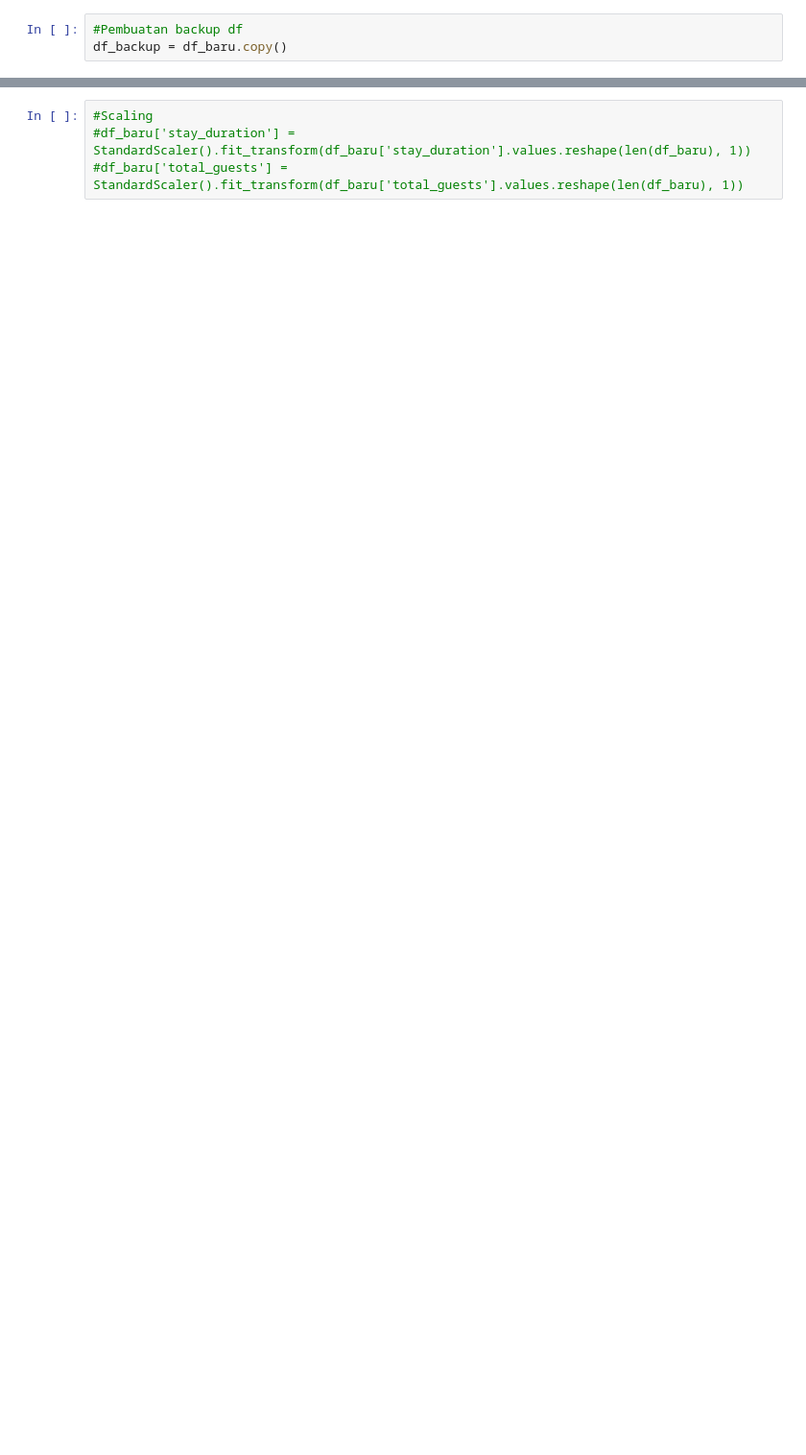
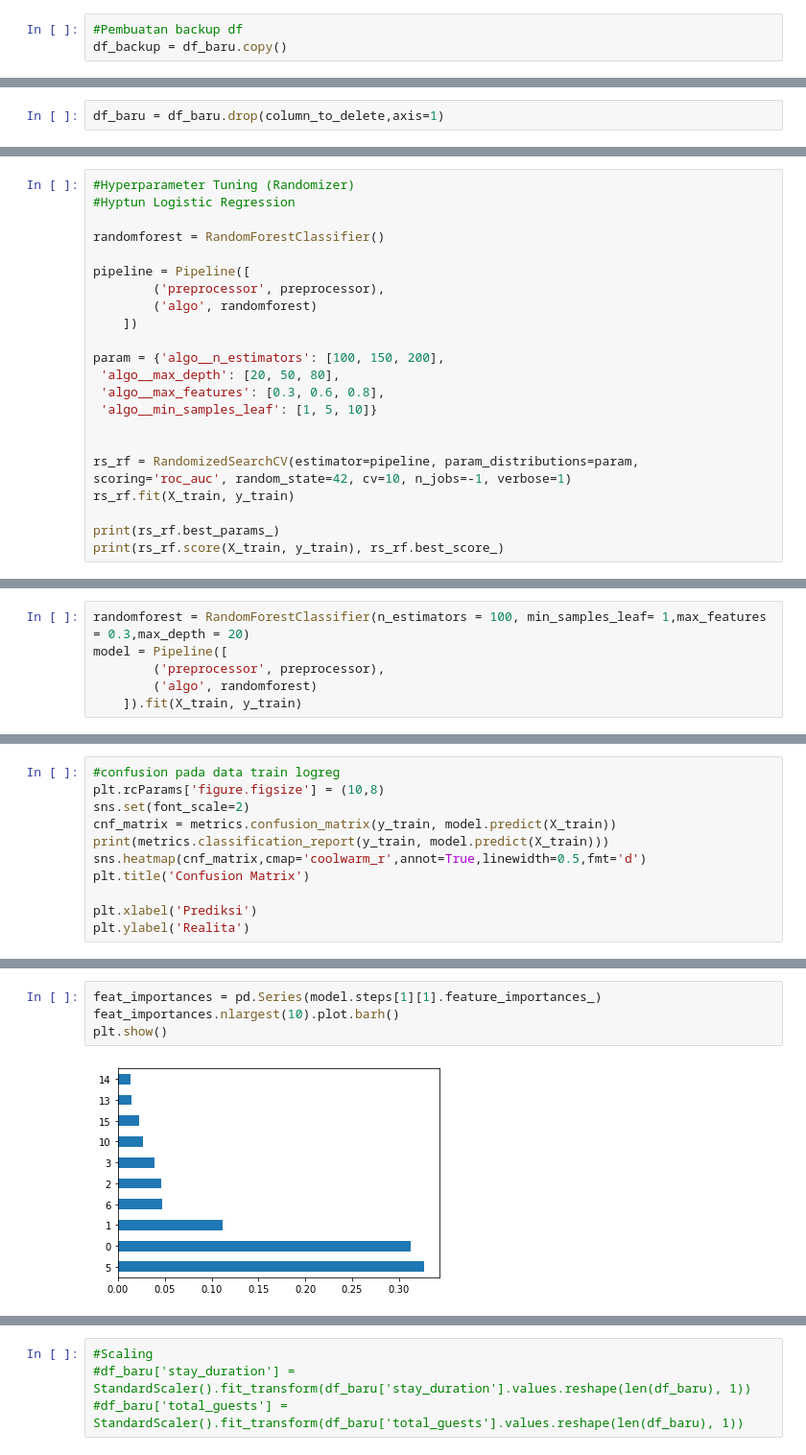
Before and after one commit to Salam215/Final-Project-Rakamin-ML-Hotel-Booking, a Jupyter notebook: Pandas08_baru_model.ipynb, the cells around one changed output, grey strips where cells are left out. Shown: that part at 96% size. Saved outputs shown, nothing was run; the diff lists cells and outputs as text; blank space fills up the shorter version.

Commit message:
Baru dgn pipeline

```diff
--- a/Pandas08_baru_model.ipynb
+++ b/Pandas08_baru_model.ipynb
@@ -371,0 +302,2 @@ array([0, 1, 2])
+# %%
+df_baru = df_baru.drop(column_to_delete,axis=1)
@@ -391,0 +459,22 @@ for i in range(0, len(nums1)):
+# %%
+#Hyperparameter Tuning (Randomizer)
+#Hyptun Logistic Regression
+
+randomforest = RandomForestClassifier()
+
+pipeline = Pipeline([
+        ('preprocessor', preprocessor),
+        ('algo', randomforest)
+    ])
+
+param = {'algo__n_estimators': [100, 150, 200],
+ 'algo__max_depth': [20, 50, 80],
+ 'algo__max_features': [0.3, 0.6, 0.8],
+ 'algo__min_samples_leaf': [1, 5, 10]}
+
+
+rs_rf = RandomizedSearchCV(estimator=pipeline, param_distributions=param, scoring='roc_auc', random_state=42, cv=10, n_jobs=-1, verbose=1)
+rs_rf.fit(X_train, y_train)
+
+print(rs_rf.best_params_)
+print(rs_rf.score(X_train, y_train), rs_rf.best_score_)
@@ -391,0 +485,6 @@ for i in range(0, len(nums1)):
+# %%
+randomforest = RandomForestClassifier(n_estimators = 100, min_samples_leaf= 1,max_features = 0.3,max_depth = 20)
+model = Pipeline([
+        ('preprocessor', preprocessor),
+        ('algo', randomforest)
+    ]).fit(X_train, y_train)
@@ -391,0 +497,11 @@ for i in range(0, len(nums1)):
+# %%
+#confusion pada data train logreg
+plt.rcParams['figure.figsize'] = (10,8)
+sns.set(font_scale=2)
+cnf_matrix = metrics.confusion_matrix(y_train, model.predict(X_train))
+print(metrics.classification_report(y_train, model.predict(X_train)))
+sns.heatmap(cnf_matrix,cmap='coolwarm_r',annot=True,linewidth=0.5,fmt='d')
+plt.title('Confusion Matrix')
+
+plt.xlabel('Prediksi')
+plt.ylabel('Realita')
@@ -391,0 +535,6 @@ for i in range(0, len(nums1)):
+# %%
+feat_importances = pd.Series(model.steps[1][1].feature_importances_)
+feat_importances.nlargest(10).plot.barh()
+plt.show()
+# %% [output]
+[figure, added]
```
Also changed, not shown: parts of 65 cells of this notebook.
